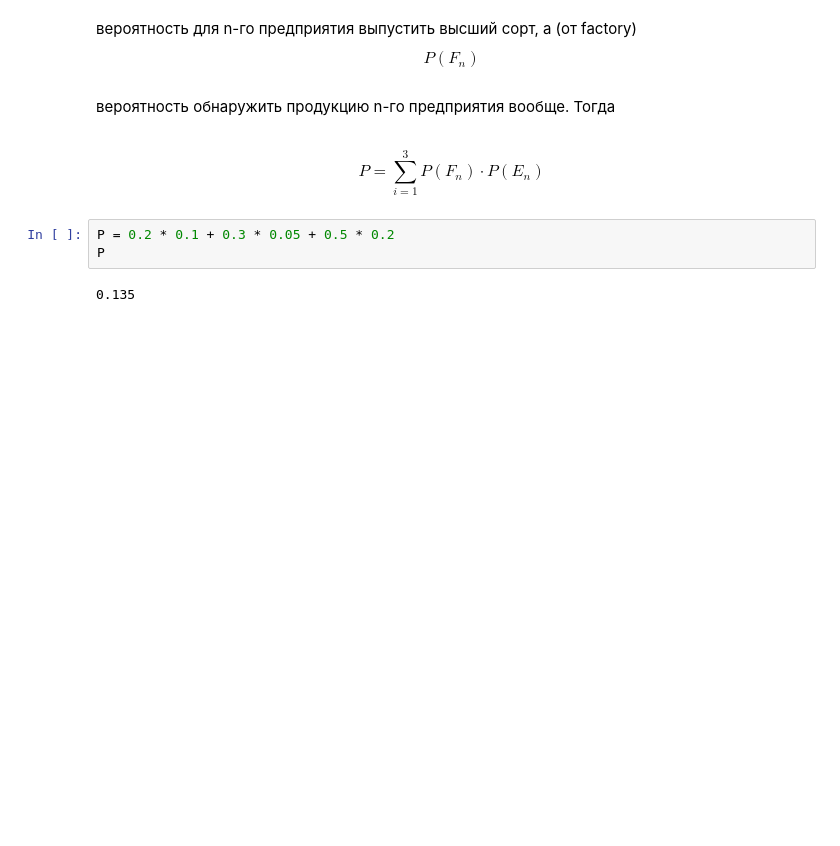
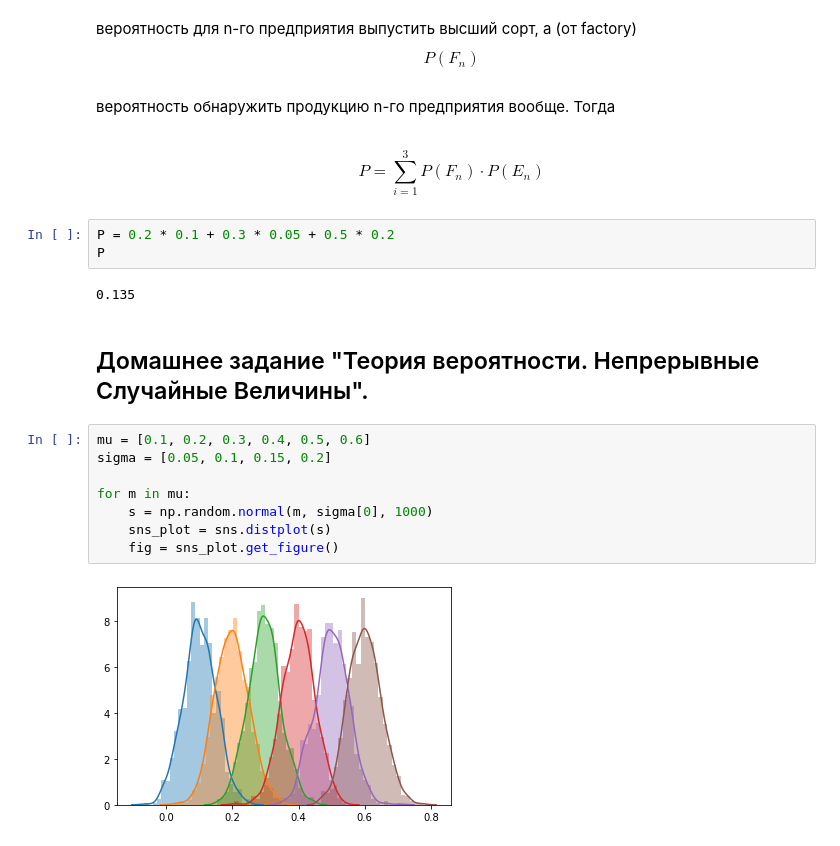
Before and after one commit to SperryUNIVAC/PYDA14, a Jupyter notebook: Math/math.ipynb, the cells around one changed output. Saved outputs shown, nothing was run; the diff lists cells and outputs as text; blank space fills up the shorter version.

```diff
--- a/Math/math.ipynb
+++ b/Math/math.ipynb
@@ -786,3 +788,15 @@ P = 0.2 * 0.1 + 0.3 * 0.05 + 0.5 * 0.2
 P
 # %% [output]
 0.135
+# %% [markdown]
+## Домашнее задание "Теория вероятности. Непрерывные Случайные Величины".
+# %%
+mu = [0.1, 0.2, 0.3, 0.4, 0.5, 0.6]
+sigma = [0.05, 0.1, 0.15, 0.2]
+
+for m in mu:
+    s = np.random.normal(m, sigma[0], 1000)
+    sns_plot = sns.distplot(s)
+    fig = sns_plot.get_figure()
+# %% [output]
+[figure, added]
```
Also changed, not shown: parts of 22 cells of this notebook, 1 other file.
